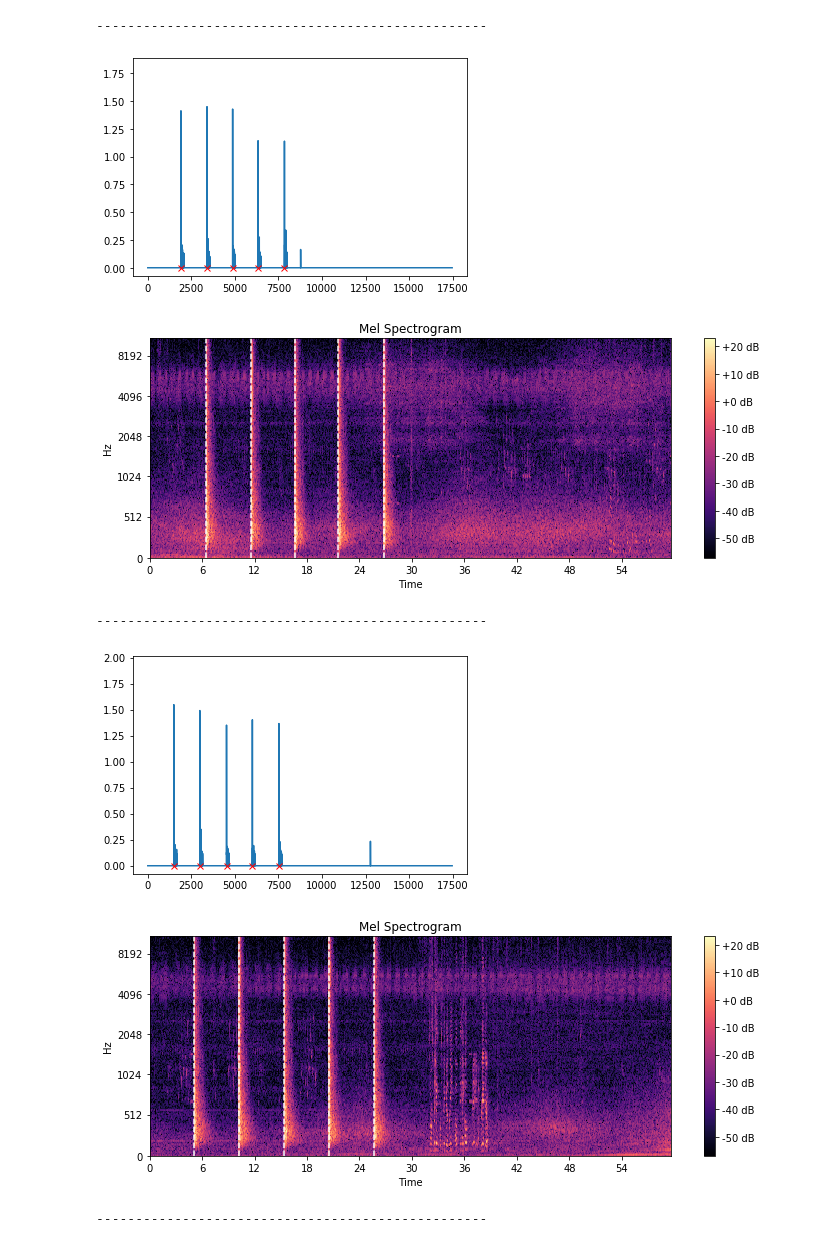
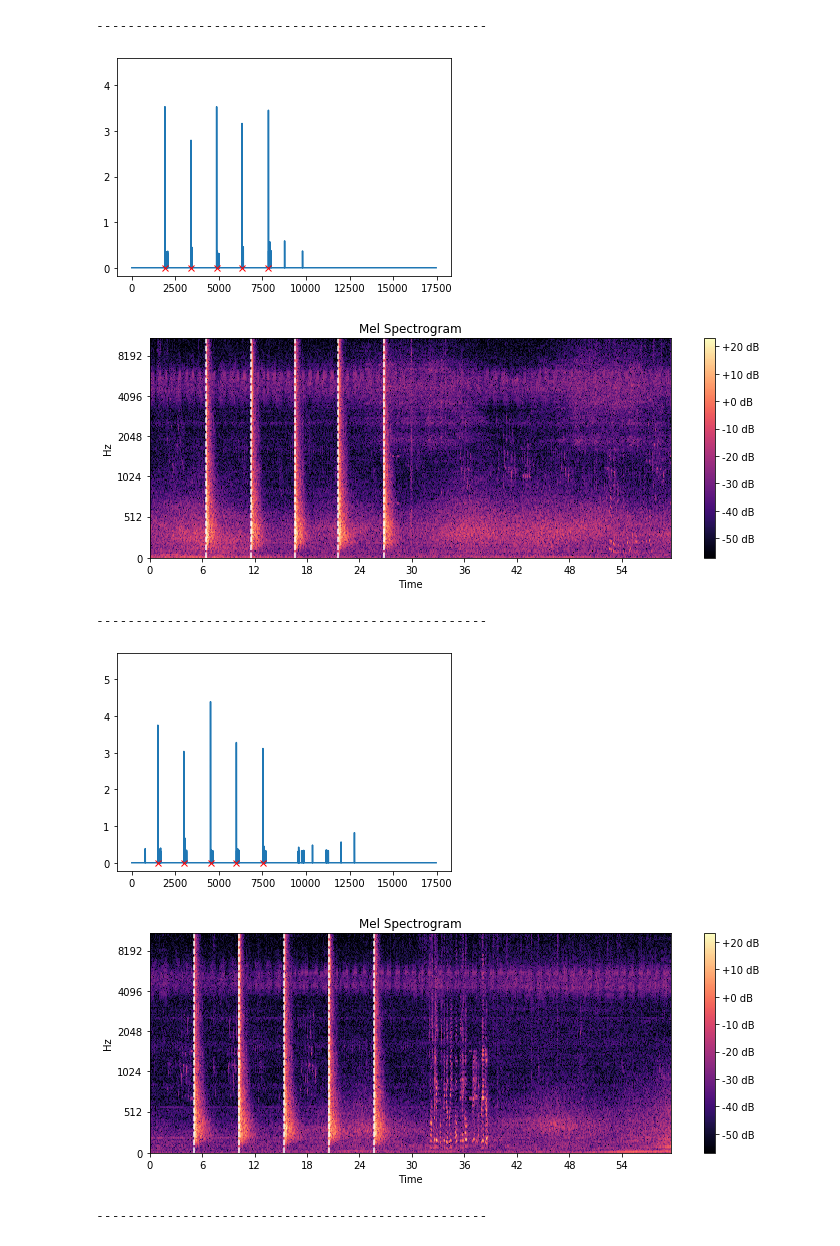
Before and after one commit to PM25/Audio_Signal_Processing, a Jupyter notebook: Onset Detection.ipynb, the cells around one changed output. Drawn from its saved outputs; the diff is of its cells as text; code cells hidden in the pictures.

Commit message:
Use partial of the audio(background noise) to normalize the whole.

```diff
--- a/Onset Detection.ipynb
+++ b/Onset Detection.ipynb
@@ -16,21 +16,19 @@ signals = [ np.fromfile(str(filename), dtype='float32') for filename in filesnam
 # %%
 for signal in signals:
     audio = Onset_Detect(signal, SR, N_FFT, HOP_LEN)
-    on_sets = audio.onset_detect(split_part=5)
+    onsets = audio.onset_detect(threshold=1.5, split_part=50)
 
     print('-' * 50)
-    audio.draw_spectral_flux()
-    plt.plot(on_sets, audio.n_spectral_flux(split_part=5)[on_sets], 'rx')
-    audio.show()
+    audio.draw_spectral_flux(onsets)
 
     audio.spectrogram()
-    audio.draw_vlines(on_sets)
+    audio.draw_vlines(onsets)
     audio.show()
 # %% [output]
 --------------------------------------------------
-[figure, old version]
+[figure, new version]
 [figure]
 --------------------------------------------------
-[figure, old version]
+[figure, new version]
 [figure]
 --------------------------------------------------
```
Also changed, not shown: parts of 2 cells of this notebook, 10 other files.
